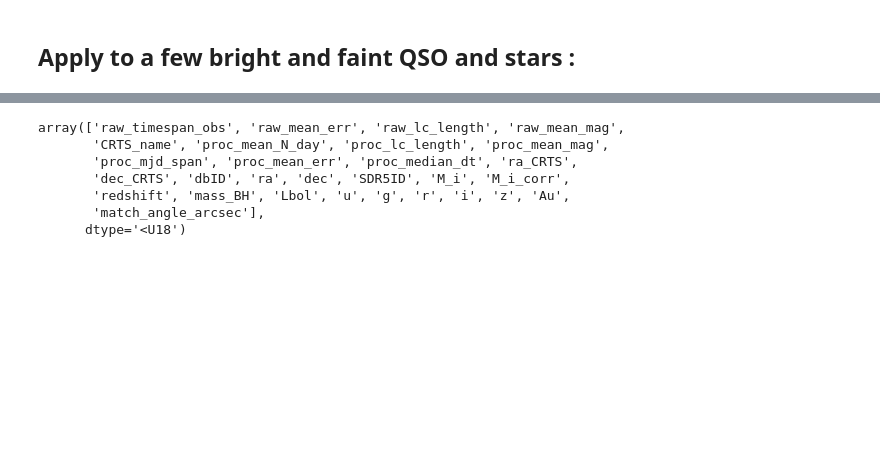
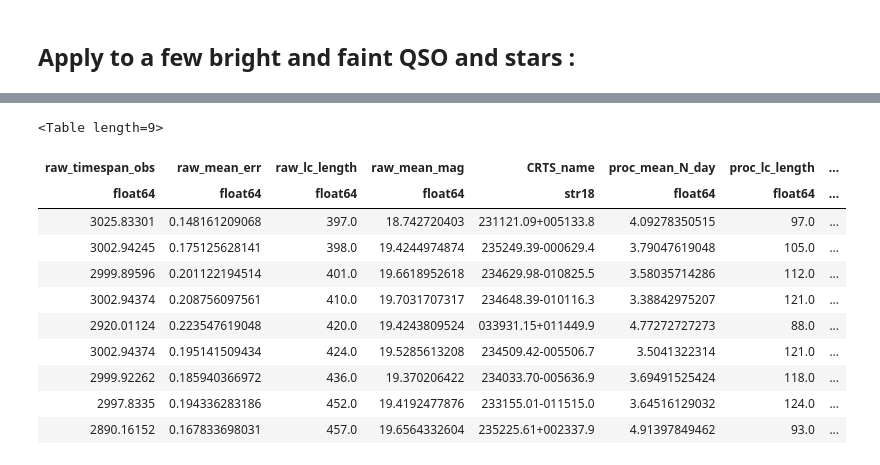
Before and after one commit to suberlak/CRTS_PROJECT, a Jupyter notebook: PG1302-102.ipynb, the cells around one changed output, grey strips where cells are left out. Saved outputs shown, nothing was run; the diff lists cells and outputs as text; code cells hidden in the pictures; blank space fills up the shorter version.

```diff
--- a/PG1302-102.ipynb
+++ b/PG1302-102.ipynb
@@ -218,10 +294,24 @@ sdss_crts = Table.read(address, format='ascii')
-# %%
-np.ravel(sdss_crts.colnames)
-# %% [output]
-array(['raw_timespan_obs', 'raw_mean_err', 'raw_lc_length', 'raw_mean_mag',
-       'CRTS_name', 'proc_mean_N_day', 'proc_lc_length', 'proc_mean_mag',
-       'proc_mjd_span', 'proc_mean_err', 'proc_median_dt', 'ra_CRTS',
-       'dec_CRTS', 'dbID', 'ra', 'dec', 'SDR5ID', 'M_i', 'M_i_corr',
-       'redshift', 'mass_BH', 'Lbol', 'u', 'g', 'r', 'i', 'z', 'Au',
-       'match_angle_arcsec'],
-      dtype='<U18')
+# %%
+# Choose two QSO classes : bright and faint:
+
+bright_QSO = sdss_crts[(sdss_crts['g'] > 15)*( sdss_crts['g'] < 16)]
+# 235156.12-010913.3   has 404 points...
+
+faint_QSO = sdss_crts[(sdss_crts['g']>20)*(sdss_crts['g']<21)]
+faint_QSO.sort('raw_lc_length')
+faint_long_QSO = faint_QSO[-10:-1]
+# %%
+faint_long_QSO
+# %% [output]
+<Table length=9>
+| raw_timespan_obs | raw_mean_err | raw_lc_length | raw_mean_mag | CRTS_name | proc_mean_N_day | proc_lc_length | ... |
+| float64 | float64 | float64 | float64 | str18 | float64 | float64 | ... |
+| 3025.83301 | 0.148161209068 | 397.0 | 18.742720403 | 231121.09+005133.8 | 4.09278350515 | 97.0 | ... |
+| 3002.94245 | 0.175125628141 | 398.0 | 19.4244974874 | 235249.39-000629.4 | 3.79047619048 | 105.0 | ... |
+| 2999.89596 | 0.201122194514 | 401.0 | 19.6618952618 | 234629.98-010825.5 | 3.58035714286 | 112.0 | ... |
+| 3002.94374 | 0.208756097561 | 410.0 | 19.7031707317 | 234648.39-010116.3 | 3.38842975207 | 121.0 | ... |
+| 2920.01124 | 0.223547619048 | 420.0 | 19.4243809524 | 033931.15+011449.9 | 4.77272727273 | 88.0 | ... |
+| 3002.94374 | 0.195141509434 | 424.0 | 19.5285613208 | 234509.42-005506.7 | 3.5041322314 | 121.0 | ... |
+| 2999.92262 | 0.185940366972 | 436.0 | 19.370206422 | 234033.70-005636.9 | 3.69491525424 | 118.0 | ... |
+| 2997.8335 | 0.194336283186 | 452.0 | 19.4192477876 | 233155.01-011515.0 | 3.64516129032 | 124.0 | ... |
+| 2890.16152 | 0.167833698031 | 457.0 | 19.6564332604 | 235225.61+002337.9 | 4.91397849462 | 93.0 | ... |
```
Also changed, not shown: parts of 30 cells of this notebook, 2 other files.
